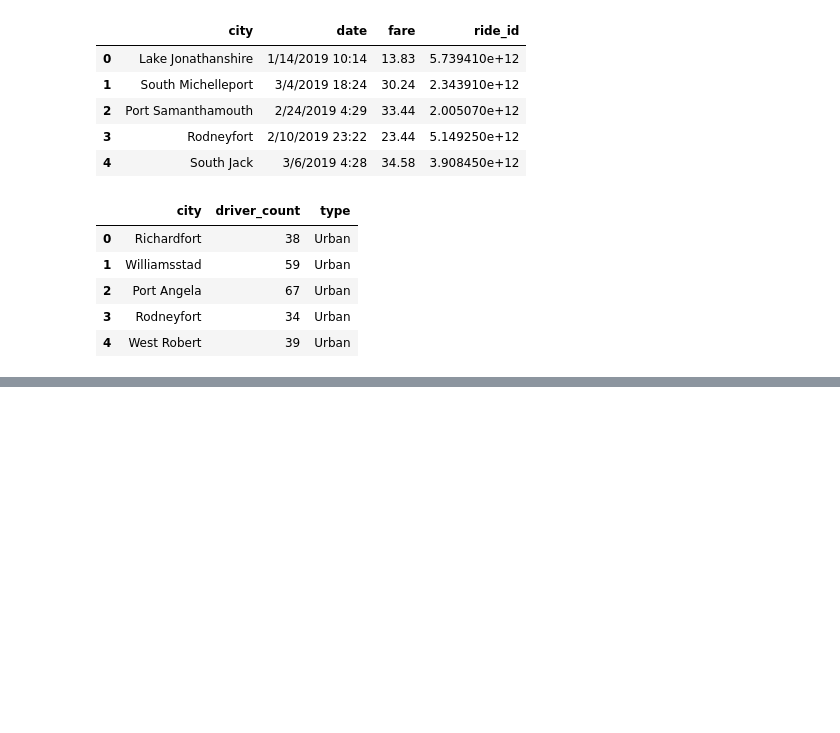
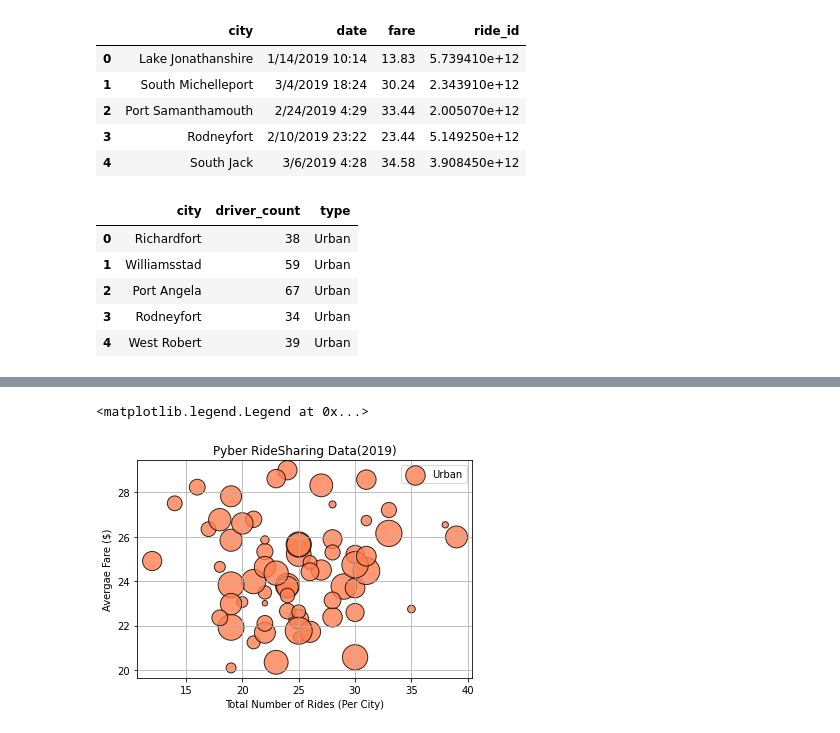
Before and after one commit to rhutDU18/PyBer_Analysis, a Jupyter notebook: PyBer.ipynb, the cells around one changed output, grey strips where cells are left out. Drawn from its saved outputs; the diff is of its cells as text; code cells hidden in the pictures; blank space fills up the shorter version.

```diff
--- a/PyBer.ipynb
+++ b/PyBer.ipynb
@@ -141,0 +206,5 @@ NameError: name 'urban_cities_df' is not defined
+# %%
+# Get the average number of drivers for each urban city.
+
+urban_driver_count = urban_cities_df.groupby(["city"]).mean()["driver_count"]
+urban_driver_count.head()
@@ -141,0 +232,17 @@ NameError: name 'urban_cities_df' is not defined
+# %%
+# Build the scatter plots for urban cities with added features including marker size
+
+plt.scatter(urban_ride_count,
+            urban_avg_fare,
+            s=10*urban_driver_count, c="coral",
+            edgecolor = "black", linewidths =1,
+            alpha=0.8, label="Urban")
+plt.title("Pyber RideSharing Data(2019)")
+plt.ylabel("Avergae Fare ($)")
+plt.xlabel("Total Number of Rides (Per City)")
+plt.grid(True)
+# Add the legend.
+plt.legend()
+# %% [output]
+<matplotlib.legend.Legend at 0x...>
+[figure, added]
```
Also changed, not shown: parts of 15 cells of this notebook, 2 other files.
